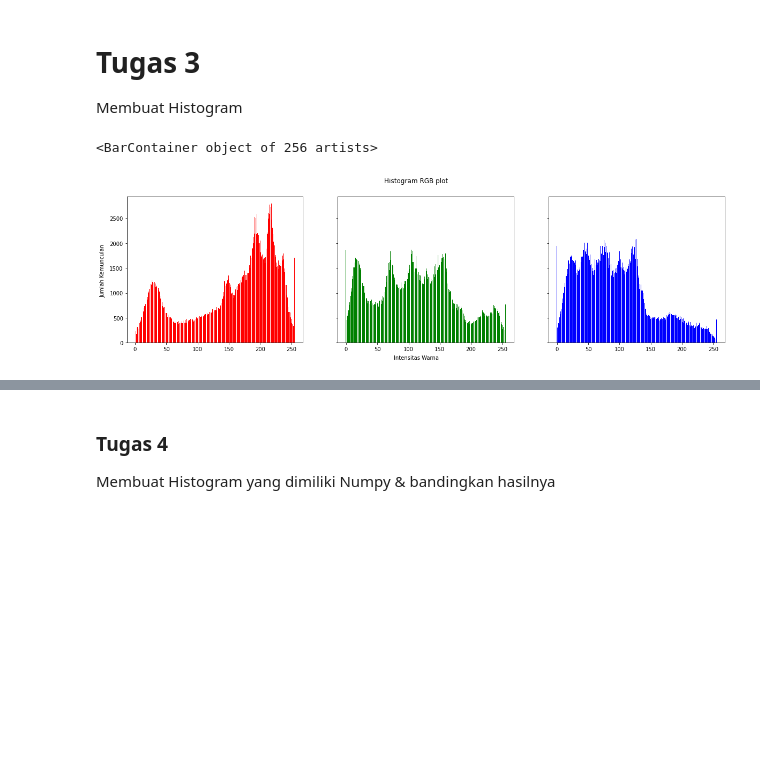
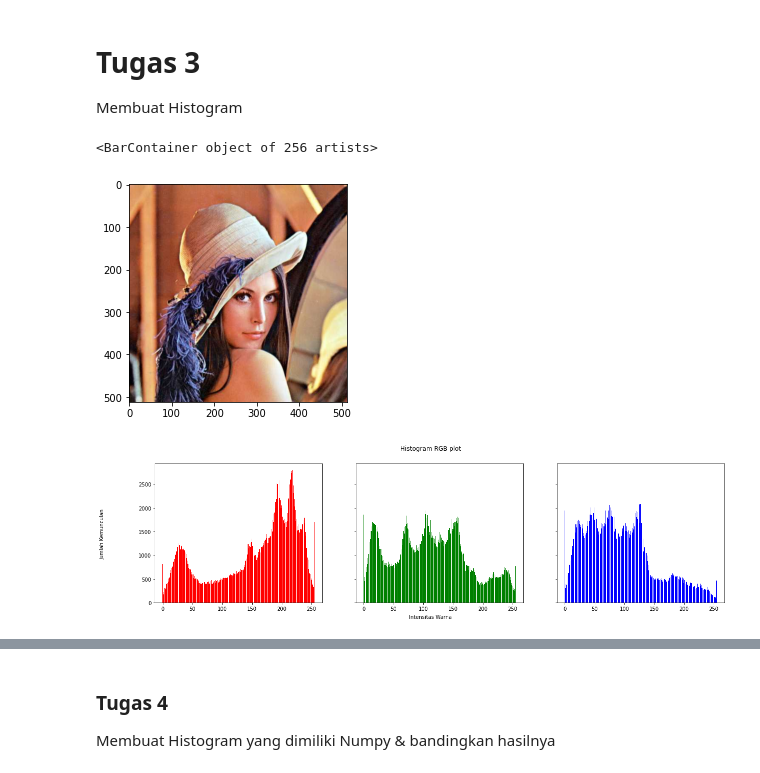
Before and after one commit to DaffaStyn11/pcvk, a Jupyter notebook: pcvk_p6.ipynb, the cells around one changed output, grey strips where cells are left out. Saved outputs shown, nothing was run; the diff lists cells and outputs as text; code cells hidden in the pictures; blank space fills up the shorter version.

```diff
--- a/pcvk_p6.ipynb
+++ b/pcvk_p6.ipynb
@@ -24,30 +24,32 @@ plt.imshow(image)
 # **Tugas 3**
 Membuat Histogram
 # %%
-# import gambar
-img_lena = cv.imread('/content/drive/MyDrive/Images/lena.jpg')
-height, width, depth = np.shape(img_lena)
+img = cv.imread('/content/drive/MyDrive/Images/lena.jpg')
+image = cv.cvtColor(img,cv.COLOR_BGR2RGB)
+plt.imshow(image)
+
+height, width, depth = np.shape(img)
 names = np.arange(256)
 
-#pemberian warna rgb
 blue = [0]*256
 green = [0]*256
 red = [0]*256
 
 for y in range(0,height):
   for x in range(0,width):
-    blue[img_lena[y][x][0]] += 1
-    green[img_lena[y][x][1]] += 1
-    red[img_lena[y][x][2]] += 1
+    blue[img[y][x][0]] += 1
+    green[img[y][x][1]] += 1
+    red[img[y][x][2]] += 1
 
 names = np.arange(256)
 fig, axs = plt.subplots(1, 3, figsize=[20,5], sharex=True, sharey=True)
 fig.suptitle('Histogram RGB plot')
-fig.text(0.09, 0.5, 'Jumlah Kemunculan', va='center', rotation='vertical')
+fig.text(0.05, 0.5, 'Jumlah Kemunculan', va='center', rotation='vertical')
 fig.text(0.5, 0.04, 'Intensitas Warna', ha='center')
 axs[0].bar(names, red, color='red')
 axs[1].bar(names, green, color='green')
 axs[2].bar(names, blue, color='blue')
 # %% [output]
 <BarContainer object of 256 artists>
-[figure, old version]
+[figure, new version]
+[figure, added]
```
Also changed, not shown: parts of 8 cells of this notebook.
